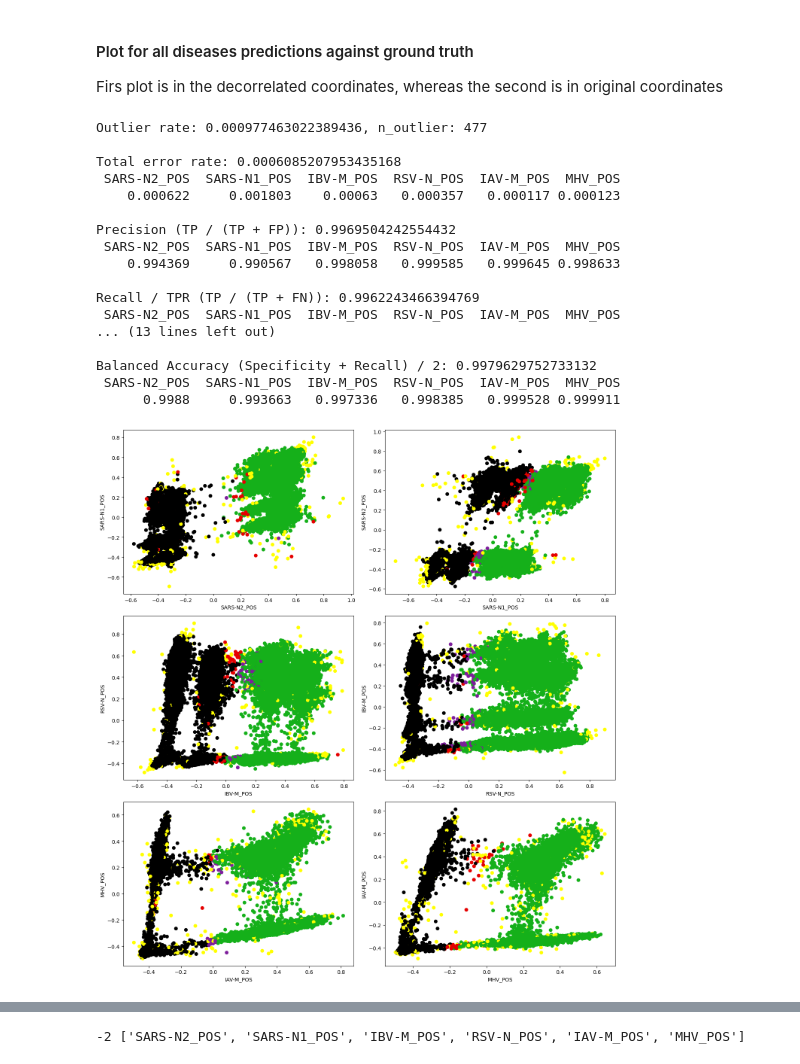
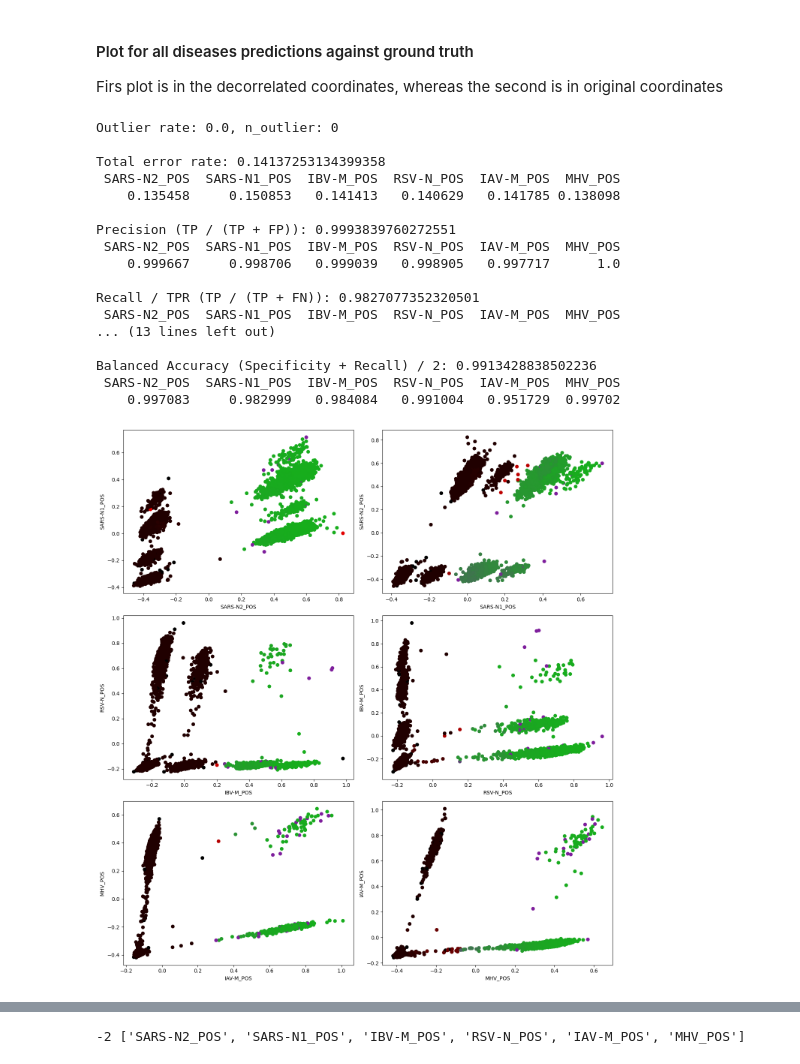
Before and after one commit to ncograf/pcr-classification, a Jupyter notebook: code/whitness_based/whitnes_density_classifier_di.ipynb, the cells around one changed output, grey strips where cells are left out. Cells and saved outputs as stored; diff of their text form; code cells hidden in the pictures.

```diff
--- a/code/whitness_based/whitnes_density_classifier_di.ipynb
+++ b/code/whitness_based/whitnes_density_classifier_di.ipynb
@@ -38,11 +38,11 @@ wa-sa-B5, files: 13                     wa-sa-D1, files: 13
 
 # load the necessary datasetes
 df_di = data_lib.load_dataset(None, [
-    "po-di-se-2-A4", "po-di-se-2-B1", "po-di-se-2-C1", "po-di-se-2-C4",
-    "po-di-se-2-D1", "po-di-se-2-D4", "po-di-se-2-A1", "po-di-se-2-B4",
+    #"po-di-se-2-A4", "po-di-se-2-B1", "po-di-se-2-C1", "po-di-se-2-C4",
+    #"po-di-se-2-D1", "po-di-se-2-D4", "po-di-se-2-A1", "po-di-se-2-B4",
 
-    "po-di-se-1-D4", "po-di-se-1-D1", "po-di-se-1-B4", "po-di-se-1-A4",
-    "po-di-se-1-B1", "po-di-se-1-C4", "po-di-se-1-A1", "po-di-se-1-C1",
+    #"po-di-se-1-D4", "po-di-se-1-D1", "po-di-se-1-B4", "po-di-se-1-A4",
+    #"po-di-se-1-B1", "po-di-se-1-C4", "po-di-se-1-A1", "po-di-se-1-C1",
 
     "po-di-se-B8", "po-di-se-D8", "po-di-se-A8", "po-di-se-C8",
                                      ],
@@ -76,7 +76,7 @@ decision = decision_lib.WhitnesDensityClassifier(
                                      negative_range=0.95,
                                      eps=0.3,
                                      contamination=0.004,
-                                     density_quantile=0.05,
                                      prediction_axis=prediction_axis,
+                                     verbose=True
                                      )
 df_decision = decision.predict(np_di, verbose=True)
@@ -95,49 +101,49 @@ Firs plot is in the decorrelated coordinates, whereas the second is in original
 # %%
 
 df_data_points = pd.DataFrame(data=decision.X_transformed, columns=prediction_axis)
-df_predictions = decision.predictions_df
+df_predictions = decision.probabilities_df
 df_ground_trouth = df_di
 selected_pairs = [
                 ('SARS-N2_POS','SARS-N1_POS'),
                 ('SARS-N1_POS','SARS-N2_POS'),
                 ('IBV-M_POS','RSV-N_POS'),
                 ('RSV-N_POS','IBV-M_POS'),
                 ('IAV-M_POS','MHV_POS'),
                 ('MHV_POS','IAV-M_POS'),
                 ]
 
 mask = decision.No_neg_mask
 validation_lib.validate_labels(df_true_labels=df_di, df_predicted_labels=df_predictions, verbosity=1, threshold=0.5)
 
 #df_result = stats_lib.compute_results(df_predictions, 0.40, 0.60, df_data_points)
 
 plot_lib.plot_pairwise_selection_bayesian(
         df_data_points,
         df_predictions,
         df_ground_trouth,
         selected_pairs,
         n_cols=2,
         mask=mask,
         )
 # %% [output]
-Outlier rate: 0.000977463022389436, n_outlier: 477
+Outlier rate: 0.0, n_outlier: 0
 
-Total error rate: 0.0006085207953435168
+Total error rate: 0.14137253134399358
  SARS-N2_POS  SARS-N1_POS  IBV-M_POS  RSV-N_POS  IAV-M_POS  MHV_POS
-    0.000622     0.001803    0.00063   0.000357   0.000117 0.000123
+    0.135458     0.150853   0.141413   0.140629   0.141785 0.138098
 
-Precision (TP / (TP + FP)): 0.9969504242554432
+Precision (TP / (TP + FP)): 0.9993839760272551
  SARS-N2_POS  SARS-N1_POS  IBV-M_POS  RSV-N_POS  IAV-M_POS  MHV_POS
-    0.994369     0.990567   0.998058   0.999585   0.999645 0.998633
+    0.999667     0.998706   0.999039   0.998905   0.997717      1.0
 
-Recall / TPR (TP / (TP + FN)): 0.9962243466394769
+Recall / TPR (TP / (TP + FN)): 0.9827077352320501
  SARS-N2_POS  SARS-N1_POS  IBV-M_POS  RSV-N_POS  IAV-M_POS  MHV_POS
 ... (13 lines left out)
 
-Balanced Accuracy (Specificity + Recall) / 2: 0.9979629752733132
+Balanced Accuracy (Specificity + Recall) / 2: 0.9913428838502236
  SARS-N2_POS  SARS-N1_POS  IBV-M_POS  RSV-N_POS  IAV-M_POS  MHV_POS
-      0.9988     0.993663   0.997336   0.998385   0.999528 0.999911
+    0.997083     0.982999   0.984084   0.991004   0.951729  0.99702
-[figure, old version]
+[figure, new version]
 # %%
 validation_lib.validate_combinations(df_di, df_predictions, verbosity=0)
 # %% [output]
```
Also changed, not shown: parts of 4 cells of this notebook, 2 other files.
